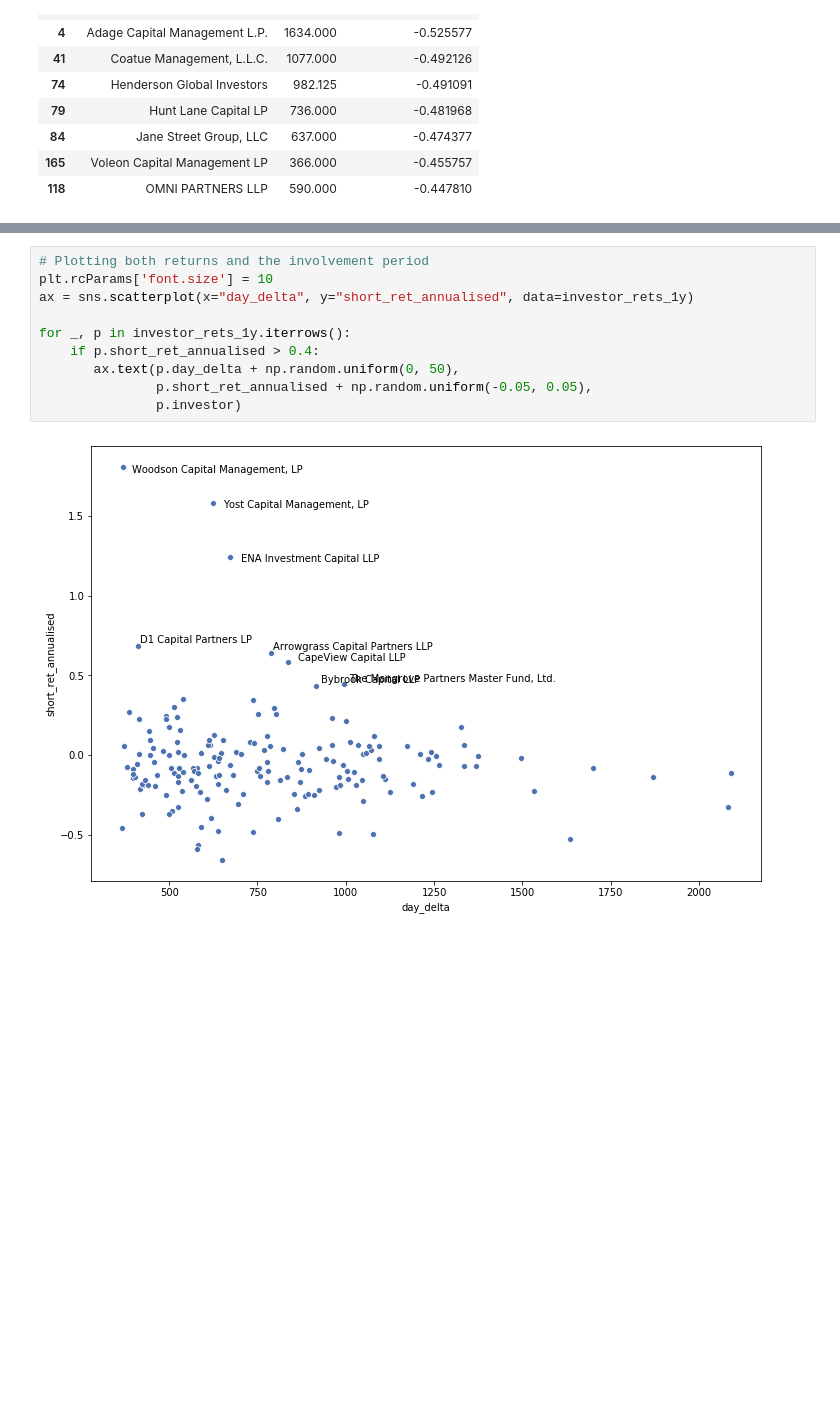
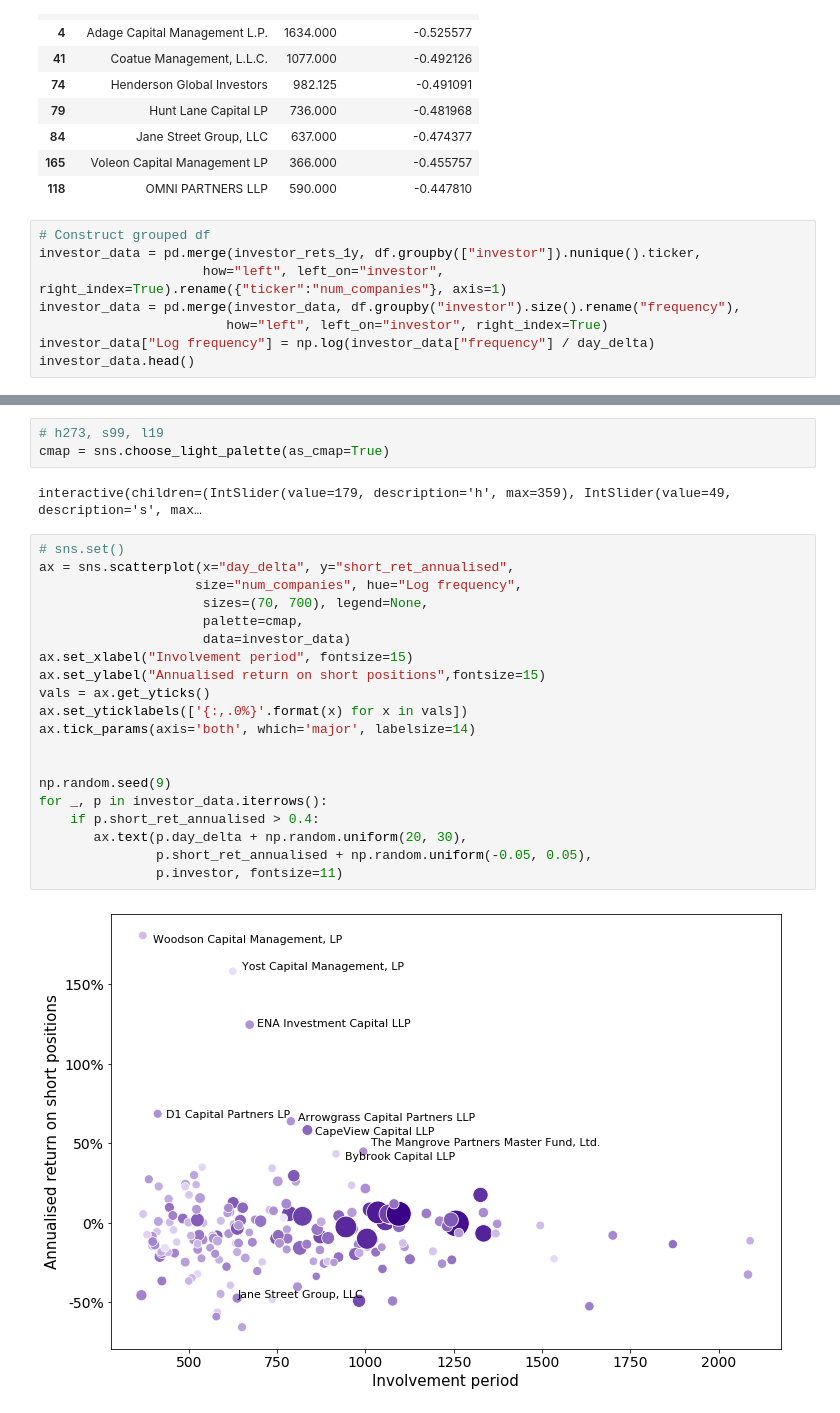
Before and after one commit to robertmartin8/RandomWalks, a Jupyter notebook: ShortSellingAnalysis/ShortSellingAnalysis.ipynb, the cells around one changed output, grey strips where cells are left out. Cells and saved outputs as stored; diff of their text form; blank space fills up the shorter version.

```diff
--- a/ShortSellingAnalysis/ShortSellingAnalysis.ipynb
+++ b/ShortSellingAnalysis/ShortSellingAnalysis.ipynb
@@ -848,3 +848,11 @@ investor_rets_1y.sort_values(by="short_ret_annualised", ascending=True).head(10)
 | 84 | Jane Street Group, LLC | 637.000 | -0.474377 |
 | 165 | Voleon Capital Management LP | 366.000 | -0.455757 |
 | 118 | OMNI PARTNERS LLP | 590.000 | -0.447810 |
+# %%
+# Construct grouped df
+investor_data = pd.merge(investor_rets_1y, df.groupby(["investor"]).nunique().ticker,
+                     how="left", left_on="investor", right_index=True).rename({"ticker":"num_companies"}, axis=1)
+investor_data = pd.merge(investor_data, df.groupby("investor").size().rename("frequency"),
+                        how="left", left_on="investor", right_index=True)
+investor_data["Log frequency"] = np.log(investor_data["frequency"] / day_delta)
+investor_data.head()
@@ -851,12 +870,27 @@ investor_rets_1y.sort_values(by="short_ret_annualised", ascending=True).head(10)
+# %%
+# h273, s99, l19
+cmap = sns.choose_light_palette(as_cmap=True)
+# %% [output]
+interactive(children=(IntSlider(value=179, description='h', max=359), IntSlider(value=49, description='s', max…
 # %%
-# Plotting both returns and the involvement period
-plt.rcParams['font.size'] = 10
-ax = sns.scatterplot(x="day_delta", y="short_ret_annualised", data=investor_rets_1y)
+# sns.set()
+ax = sns.scatterplot(x="day_delta", y="short_ret_annualised",
+                    size="num_companies", hue="Log frequency",
+                     sizes=(70, 700), legend=None,
+                     palette=cmap,
+                     data=investor_data)
+ax.set_xlabel("Involvement period", fontsize=15)
+ax.set_ylabel("Annualised return on short positions",fontsize=15)
+vals = ax.get_yticks()
+ax.set_yticklabels(['{:,.0%}'.format(x) for x in vals])
+ax.tick_params(axis='both', which='major', labelsize=14)
 
-for _, p in investor_rets_1y.iterrows():
+
+np.random.seed(9)
+for _, p in investor_data.iterrows():
     if p.short_ret_annualised > 0.4:
-       ax.text(p.day_delta + np.random.uniform(0, 50),
+       ax.text(p.day_delta + np.random.uniform(20, 30),
                p.short_ret_annualised + np.random.uniform(-0.05, 0.05),
-               p.investor)
+               p.investor, fontsize=11)
 # %% [output]
-[figure, old version]
+[figure, new version]
```
Also changed, not shown: parts of 3 cells of this notebook, 3 other files.
